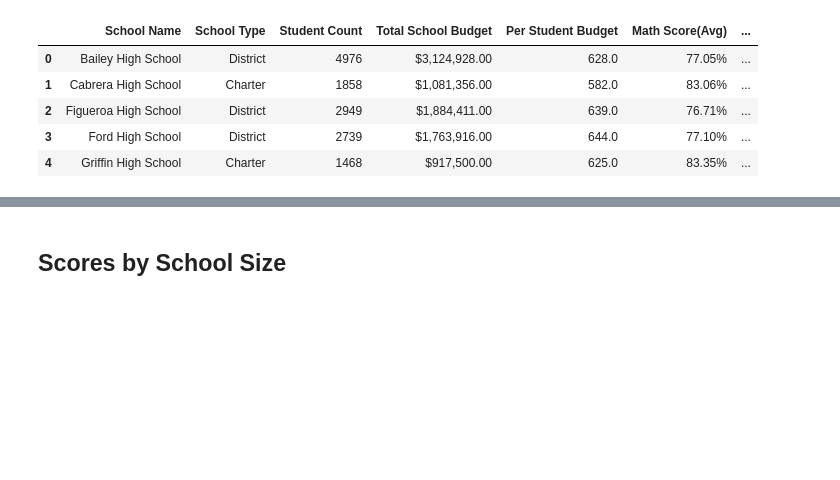
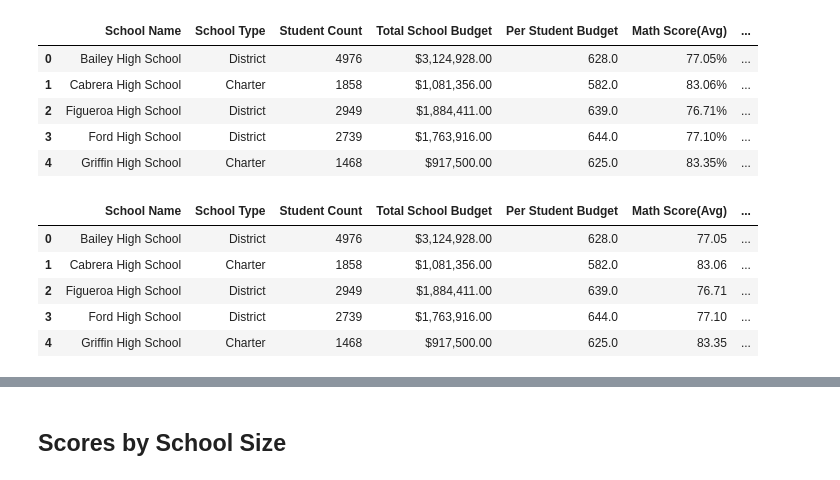
Before and after one commit to StarkArk/standardized_testing, a Jupyter notebook: py_city_schools.ipynb, the cells around one changed output, grey strips where cells are left out. Saved outputs shown, nothing was run; the diff lists cells and outputs as text; code cells hidden in the pictures; blank space fills up the shorter version.

Commit message:
Ready for Clean-up

```diff
--- a/py_city_schools.ipynb
+++ b/py_city_schools.ipynb
@@ -602,5 +601,22 @@ school_spending_df.head()
 | 2 | Figueroa High School | District | 2949 | $1,884,411.00 | 639.0 | 76.71% | ... |
 | 3 | Ford High School | District | 2739 | $1,763,916.00 | 644.0 | 77.10% | ... |
 | 4 | Griffin High School | Charter | 1468 | $917,500.00 | 625.0 | 83.35% | ... |
+# %%
+# Ready columns for calculations - Remove % and cast columns to float
+
+school_spending_df["Math Score(Avg)"]= school_spending_df["Math Score(Avg)"].str[:-1].astype(float)
+school_spending_df["Reading Score(Avg)"]= school_spending_df["Reading Score(Avg)"].str[:-1].astype(float)
+school_spending_df["Percent Passing Math"]= school_spending_df["Percent Passing Math"].str[:-1].astype(float)
+school_spending_df["Percent Passing Reading"]= school_spending_df["Percent Passing Reading"].str[:-1].astype(float)
+school_spending_df["Percent Passing Overall"]= school_spending_df["Percent Passing Overall"].str[:-1].astype(float)
+# %%
+school_spending_df.head()
+# %% [output]
+|  | School Name | School Type | Student Count | Total School Budget | Per Student Budget | Math Score(Avg) | ... |
+| 0 | Bailey High School | District | 4976 | $3,124,928.00 | 628.0 | 77.05 | ... |
+| 1 | Cabrera High School | Charter | 1858 | $1,081,356.00 | 582.0 | 83.06 | ... |
+| 2 | Figueroa High School | District | 2949 | $1,884,411.00 | 639.0 | 76.71 | ... |
+| 3 | Ford High School | District | 2739 | $1,763,916.00 | 644.0 | 77.10 | ... |
+| 4 | Griffin High School | Charter | 1468 | $917,500.00 | 625.0 | 83.35 | ... |
 # %%
 #  Calculate averages for the desired columns.
```
Also changed, not shown: parts of 14 cells of this notebook.
